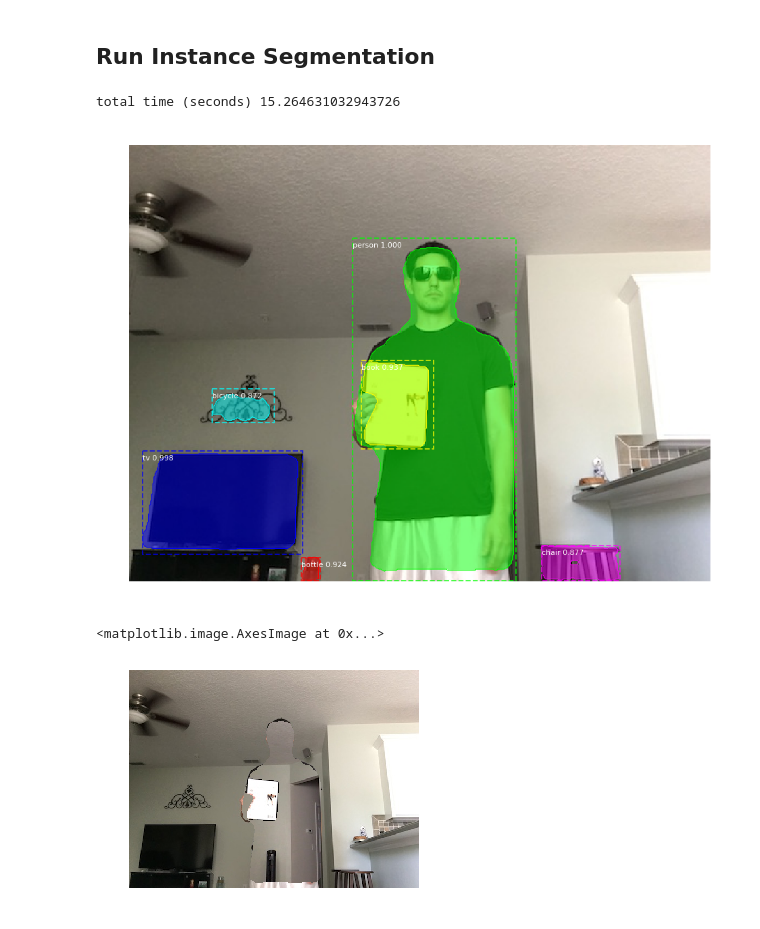
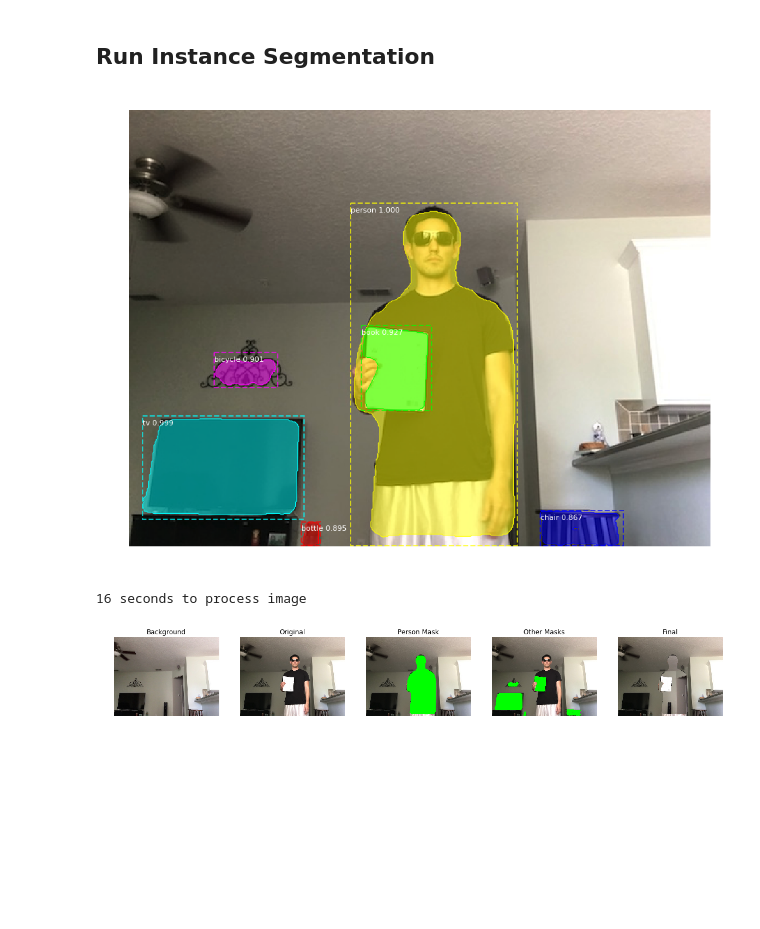
Before and after one commit to michaelnation26/sunglasses_of_invisibility, a Jupyter notebook: tutorial.ipynb, the cells around one changed output. Cells and saved outputs as stored; diff of their text form; code cells hidden in the pictures; blank space fills up the shorter version.

Commit message:
Processing a single image is complete

```diff
--- a/tutorial.ipynb
+++ b/tutorial.ipynb
@@ -58,3 +90,11 @@ sunglasses_model = InceptionV3(weights='imagenet')
+# %%
+def display_images(imgs, titles):
+    _, ax = plt.subplots(1, 5, figsize=(20, 10))
+
+    for ix, (img, title) in enumerate(zip(imgs, titles)):
+        ax[ix].imshow(img)
+        ax[ix].set_title(title)
+        ax[ix].axis('off')
 # %% [markdown]
 ### Class Names
 # %%
@@ -112,47 +169,12 @@ def process_frame(frame, background):
 # %%
-img_names = ['background.jpg', 'cup.jpg', 'glasses_book.jpg', 'glasses.jpg', 'horse.jpg']
-img = cv2.imread('images/{}'.format(img_names[2]))
+img = cv2.imread('images/glasses_book.jpg')
 img = cv2.cvtColor(img, cv2.COLOR_BGR2RGB)
 
-img_background = cv2.imread('images/{}'.format(img_names[0]))
+img_background = cv2.imread('images/background.jpg')
 img_background = cv2.cvtColor(img_background, cv2.COLOR_BGR2RGB)
+
+img_processed = run_invisibility_on_image(img, img_background, display_imgs=True)
+# %% [output]
+[figure, added]
+16 seconds to process image
+[figure, added]
-# %%
-# Run detection
-start = time.time()
-results = seg_model.detect([img], verbose=0)
-
-end = time.time()
-print('total time (seconds)', end - start)
-
-# Visualize results
-results = results[0]
-visualize.display_instances(img, results['rois'], results['masks'], results['class_ids'],
-                            class_names, results['scores'])
-# %% [output]
-total time (seconds) 15.264631032943726
-[figure, removed]
-# %%
-# shape of the masks are (h, w, object_ix)
-
-n_objects_found = len(results['class_ids'])
-for ix in range(n_objects_found):
-    if results['class_ids'][ix] == class_names.index('person'):
-        bbox = get_bbox_of_face(img)
-        if bbox is not None:
-            x, y, w, h = bbox
-            img_face = img[y : y+h, x : x+w]
-            if person_has_sunglasses(img_face):
-                person_mask = results['masks'][:, :, ix]
-                other_masks = np.delete(results['masks'], ix, axis=2)
-                other_masks_merged = np.logical_or.reduce(other_masks, axis=2)
-                mask = person_mask & np.logical_not(other_masks_merged)
-
-                img_copy = np.copy(img)
-                img_copy[mask] = img_background[mask]
-                cv2.imwrite('test.png', img_copy)
-
-plt.axis('off')
-plt.imshow(img_copy)
-# %% [output]
-<matplotlib.image.AxesImage at 0x...>
-[figure, removed]
```
Also changed, not shown: parts of 12 cells of this notebook.
